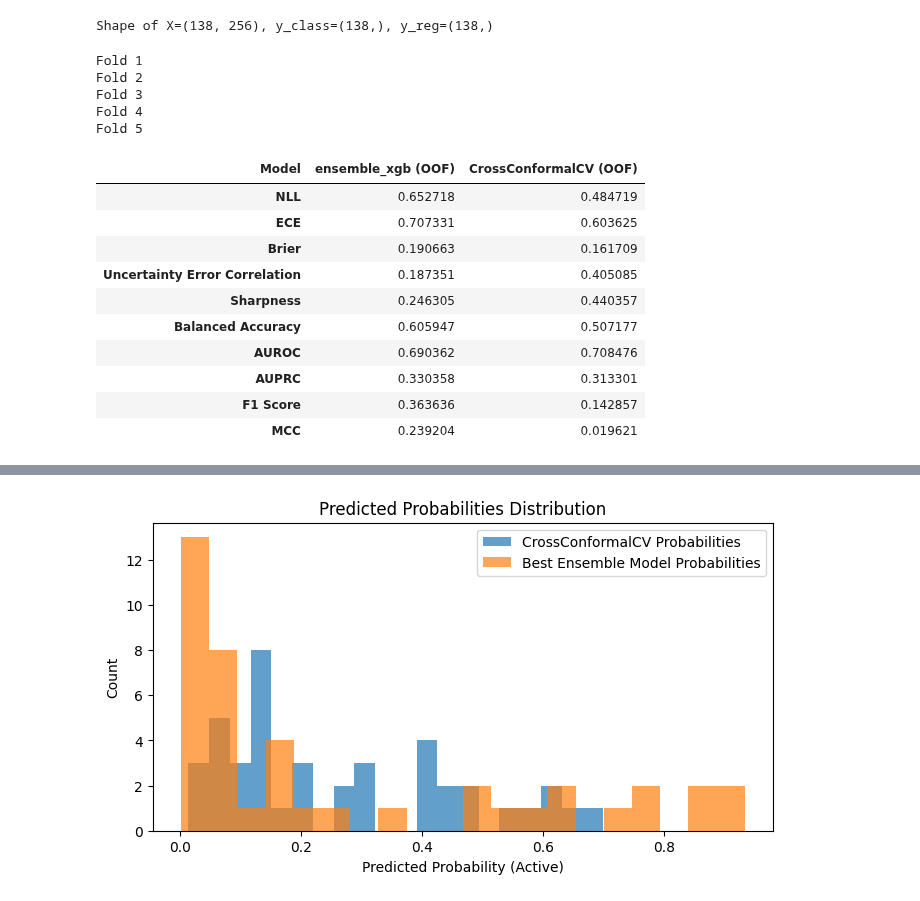
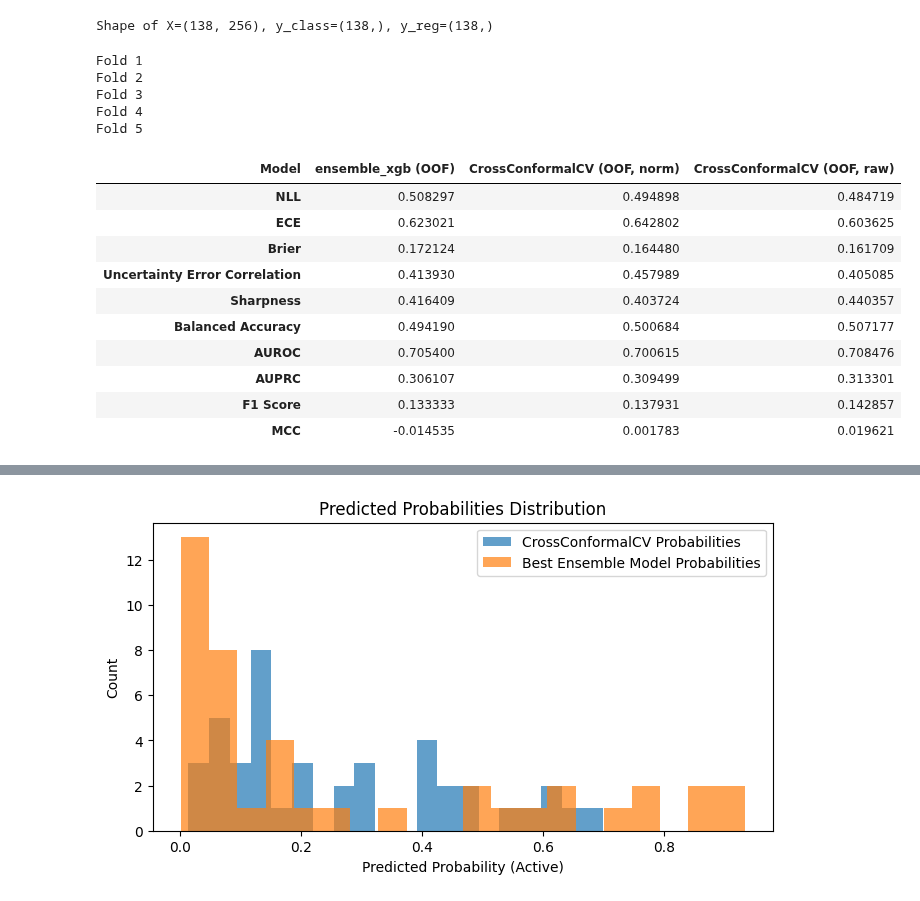
Before and after one commit to basf/MolPipeline, a Jupyter notebook: notebooks/advanced_04_conformal_prediction.ipynb, the cells around one changed output, grey strips where cells are left out. Cells and saved outputs as stored; diff of their text form; code cells hidden in the pictures.

```diff
--- a/notebooks/advanced_04_conformal_prediction.ipynb
+++ b/notebooks/advanced_04_conformal_prediction.ipynb
@@ -98,15 +107,15 @@ smiles_train, smiles_test = smiles[train_idx], smiles[test_idx]
 # %% [output]
 Shape of X=(138, 256), y_class=(138,), y_reg=(138,)
 # %%
-### 3.1 Cross-Validation Benchmarking: Standard Models and Conformal Prediction
+# 3.1 Cross-Validation Benchmarking: Standard Models and Conformal Prediction
 
-from xgboost import XGBClassifier
 
 # Use StratifiedKFold on the training set
 skf = StratifiedKFold(n_splits=5, shuffle=True, random_state=42)
 
 model_dict = {
-    "ensemble_xgb": XGBClassifier(eval_metric='logloss', random_state=42),
+    # "ensemble_xgb": XGBClassifier(eval_metric='logloss', random_state=42),
+    "ensemble_rf": RandomForestClassifier(n_estimators=100, random_state=42)
 }
 metrics_list = [
     "NLL", "ECE", "Brier", "Uncertainty Error Correlation", "Sharpness",
@@ -114,13 +123,15 @@ metrics_list = [
 ]
 results = []
 results_cp = []
+# ...existing code...
 
 # Arrays to collect out-of-fold predictions
 oof_preds = np.zeros_like(y_train, dtype=float)
-oof_preds_cp = np.zeros_like(y_train, dtype=float)
+oof_preds_cp_norm = np.zeros_like(y_train, dtype=float)
+oof_preds_cp_raw = np.zeros_like(y_train, dtype=float)
 
 for fold, (train_idx, val_idx) in enumerate(skf.split(X_train, y_train)):
-    print(f"Fold {fold+1}")
+    print(f"Fold {fold + 1}")
     X_tr, X_val = X_train[train_idx], X_train[val_idx]
     y_tr, y_val = y_train[train_idx], y_train[val_idx]
     smiles_tr, smiles_val = smiles_train[train_idx], smiles_train[val_idx]
@@ -145,59 +156,89 @@ for fold, (train_idx, val_idx) in enumerate(skf.split(X_train, y_train)):
     )
     cc_clf.fit(smiles_tr, y_tr)
     # Average ensemble probabilities for the validation fold
-    probs_cp_ensemble = np.mean([m.predict_conformal_proba(smiles_val) for m in cc_clf.models_], axis=0)
-    oof_preds_cp[val_idx] = probs_cp_ensemble[:, 1]
+    probs_cp_ensemble = np.mean([m.predict_p(smiles_val) for m in cc_clf.models_], axis=0)
+    probs_cp_ensemble_raw = np.mean([m.predict_proba(smiles_val) for m in cc_clf.models_], axis=0)
+    p0 = probs_cp_ensemble[:, 0]
+    p1 = probs_cp_ensemble[:, 1]
+    p1_norm = p1 / (p0 + p1 + 1e-12)
+    oof_preds_cp_norm[val_idx] = p1_norm
+    oof_preds_cp_raw[val_idx] = probs_cp_ensemble_raw[:, 1]
+
+# Create a DataFrame to compare raw and normalized conformal probabilities
+df_oof_compare = pd.DataFrame({
+    "y_true": y_train,
+    "StandardModel": oof_preds,
+    "ConformalRaw": oof_preds_cp_raw,
+    "ConformalNorm": oof_preds_cp_norm
+})
+# display(df_oof_compare.head())
 
 # Compute metrics for out-of-fold predictions (standard model)
 mean_pred = (oof_preds >= 0.5).astype(int)
 metrics = {
     "Model": "ensemble_xgb (OOF)",
     "NLL": log_loss(y_train, oof_preds),
     "ECE": compute_ece(y_train, oof_preds),
     "Brier": brier_score_loss(y_train, oof_preds),
     "Uncertainty Error Correlation": compute_uncertainty_error_corr(y_train, oof_preds),
     "Sharpness": compute_sharpness(oof_preds),
     "Balanced Accuracy": balanced_accuracy_score(y_train, mean_pred),
     "AUROC": roc_auc_score(y_train, oof_preds),
     "AUPRC": average_precision_score(y_train, oof_preds),
     "F1 Score": f1_score(y_train, mean_pred),
     "MCC": matthews_corrcoef(y_train, mean_pred)
 }
 results.append(metrics)
 
-# Compute metrics for out-of-fold predictions (conformal)
-mean_pred_cp = (oof_preds_cp >= 0.5).astype(int)
-metrics_cp = {
-    "Model": "CrossConformalCV (OOF)",
-    "NLL": log_loss(y_train, oof_preds_cp),
-    "ECE": compute_ece(y_train, oof_preds_cp),
-    "Brier": brier_score_loss(y_train, oof_preds_cp),
-    "Uncertainty Error Correlation": compute_uncertainty_error_corr(y_train, oof_preds_cp),
-    "Sharpness": compute_sharpness(oof_preds_cp),
-    "Balanced Accuracy": balanced_accuracy_score(y_train, mean_pred_cp),
-    "AUROC": roc_auc_score(y_train, oof_preds_cp),
-    "AUPRC": average_precision_score(y_train, oof_preds_cp),
-    "F1 Score": f1_score(y_train, mean_pred_cp),
-    "MCC": matthews_corrcoef(y_train, mean_pred_cp)
+# Compute metrics for out-of-fold predictions (conformal, both raw and norm)
+mean_pred_cp_norm = (oof_preds_cp_norm >= 0.5).astype(int)
+metrics_cp_norm = {
+    "Model": "CrossConformalCV (OOF, norm)",
+    "NLL": log_loss(y_train, oof_preds_cp_norm),
+    "ECE": compute_ece(y_train, oof_preds_cp_norm),
+    "Brier": brier_score_loss(y_train, oof_preds_cp_norm),
+    "Uncertainty Error Correlation": compute_uncertainty_error_corr(y_train, oof_preds_cp_norm),
+    "Sharpness": compute_sharpness(oof_preds_cp_norm),
+    "Balanced Accuracy": balanced_accuracy_score(y_train, mean_pred_cp_norm),
+    "AUROC": roc_auc_score(y_train, oof_preds_cp_norm),
+    "AUPRC": average_precision_score(y_train, oof_preds_cp_norm),
+    "F1 Score": f1_score(y_train, mean_pred_cp_norm),
+    "MCC": matthews_corrcoef(y_train, mean_pred_cp_norm)
 }
-results_cp.append(metrics_cp)
+results_cp.append(metrics_cp_norm)
+
+mean_pred_cp_raw = (oof_preds_cp_raw >= 0.5).astype(int)
+metrics_cp_raw = {
+    "Model": "CrossConformalCV (OOF, raw)",
+    "NLL": log_loss(y_train, oof_preds_cp_raw),
+    "ECE": compute_ece(y_train, oof_preds_cp_raw),
+    "Brier": brier_score_loss(y_train, oof_preds_cp_raw),
+    "Uncertainty Error Correlation": compute_uncertainty_error_corr(y_train, oof_preds_cp_raw),
+    "Sharpness": compute_sharpness(oof_preds_cp_raw),
+    "Balanced Accuracy": balanced_accuracy_score(y_train, mean_pred_cp_raw),
+    "AUROC": roc_auc_score(y_train, oof_preds_cp_raw),
+    "AUPRC": average_precision_score(y_train, oof_preds_cp_raw),
+    "F1 Score": f1_score(y_train, mean_pred_cp_raw),
+    "MCC": matthews_corrcoef(y_train, mean_pred_cp_raw)
+}
+results_cp.append(metrics_cp_raw)
 
 results_df = pd.DataFrame(results + results_cp).set_index("Model").T
 display(results_df)
 # %% [output]
 Fold 1
 Fold 2
 Fold 3
 Fold 4
 Fold 5
-| Model | ensemble_xgb (OOF) | CrossConformalCV (OOF) |
-| NLL | 0.652718 | 0.484719 |
-| ECE | 0.707331 | 0.603625 |
-| Brier | 0.190663 | 0.161709 |
-| Uncertainty Error Correlation | 0.187351 | 0.405085 |
-| Sharpness | 0.246305 | 0.440357 |
-| Balanced Accuracy | 0.605947 | 0.507177 |
-| AUROC | 0.690362 | 0.708476 |
-| AUPRC | 0.330358 | 0.313301 |
-| F1 Score | 0.363636 | 0.142857 |
-| MCC | 0.239204 | 0.019621 |
+| Model | ensemble_xgb (OOF) | CrossConformalCV (OOF, norm) | CrossConformalCV (OOF, raw) |
+| NLL | 0.508297 | 0.494898 | 0.484719 |
+| ECE | 0.623021 | 0.642802 | 0.603625 |
+| Brier | 0.172124 | 0.164480 | 0.161709 |
+| Uncertainty Error Correlation | 0.413930 | 0.457989 | 0.405085 |
+| Sharpness | 0.416409 | 0.403724 | 0.440357 |
+| Balanced Accuracy | 0.494190 | 0.500684 | 0.507177 |
+| AUROC | 0.705400 | 0.700615 | 0.708476 |
+| AUPRC | 0.306107 | 0.309499 | 0.313301 |
+| F1 Score | 0.133333 | 0.137931 | 0.142857 |
+| MCC | -0.014535 | 0.001783 | 0.019621 |
```
Also changed, not shown: parts of 5 cells of this notebook, 5 other files.
